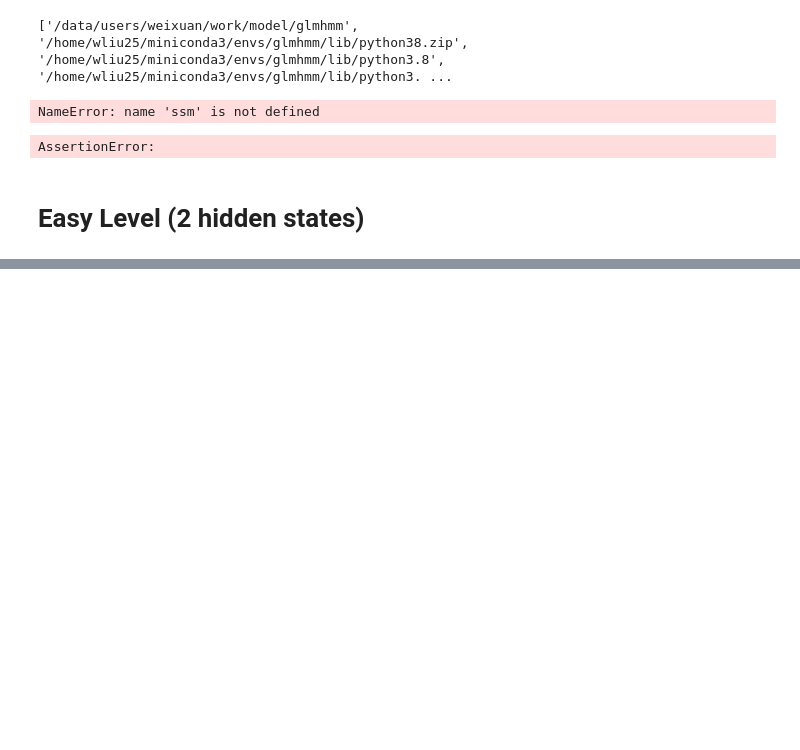
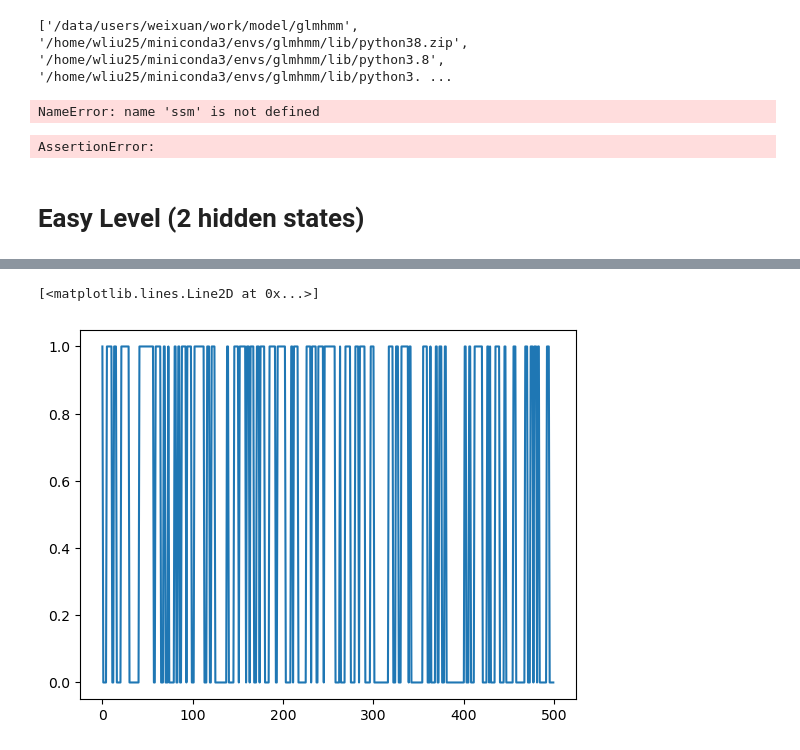
Before and after one commit to weixuanliu11/flytrack, a Jupyter notebook: model/glmhmm/dummy fitting.ipynb, the cells around one changed output, grey strips where cells are left out. Saved outputs shown, nothing was run; the diff lists cells and outputs as text; code cells hidden in the pictures; blank space fills up the shorter version.

```diff
--- a/model/glmhmm/dummy fitting.ipynb
+++ b/model/glmhmm/dummy fitting.ipynb
@@ -1248,0 +352,5 @@ model_pred.mostprob_states(X, Y), states
+# %%
+plt.plot(range(len(states)), states)
+# %% [output]
+[<matplotlib.lines.Line2D at 0x...>]
+[figure, added]
```
Also changed, not shown: parts of 25 cells of this notebook, 8 other files.
